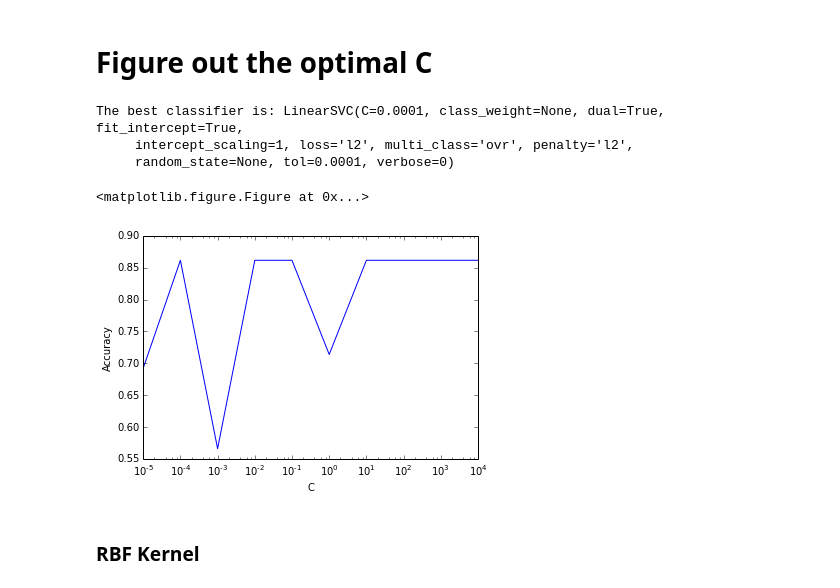
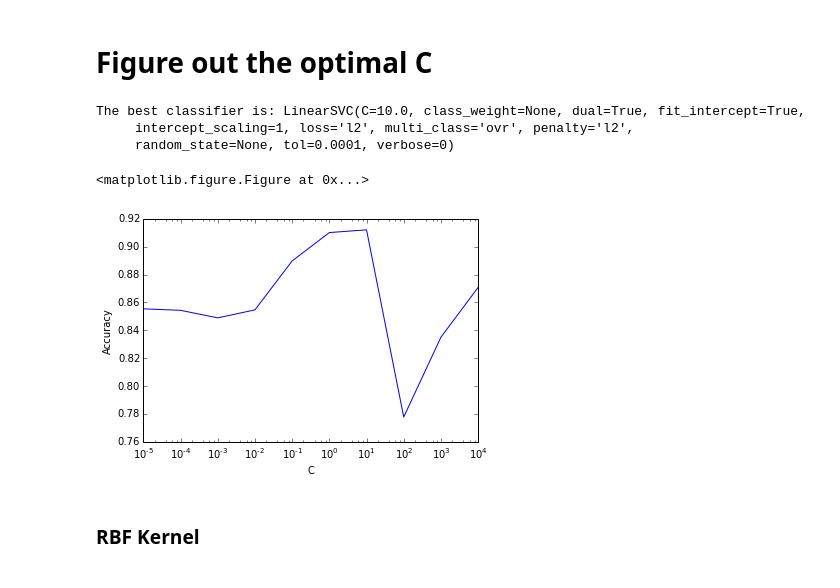
Before and after one commit to ElMejorEquipoDeLaSerena/VariableStarsClassification, a Jupyter notebook: Final.ipynb, the cells around one changed output. Drawn from its saved outputs; the diff is of its cells as text; code cells hidden in the pictures.

```diff
--- a/Final.ipynb
+++ b/Final.ipynb
@@ -75,7 +91,6 @@ Class size: 3 41
 # %% [markdown]
 Here we use a set Test size but are trying to determine the optimal size for our training set. We loop over a number of sizes and determine the accuracy from each.
 # %%
-data_svm = features
 #data_svm = np.array(features).transpose()
 clf = svm.LinearSVC()
 clf.fit(data_svm, classes)
@@ -145,0 +119,4 @@ Accuracy = 0.008666666666666666
+# %%
+ss = cross_validation.StratifiedShuffleSplit(classes, 5, test_size = 1./3.)
+scores = cross_validation.cross_val_score(clf, data_svm, classes, cv=ss)
+print("Accuracy = {} +- {}".format(scores.mean(),scores.std()))
@@ -145,0 +127,21 @@ Accuracy = 0.008666666666666666
+# %%
+N_test = 250
+Ns = 2**np.arange(5, 12)
+print("Ns = {}".format(Ns))
+scores = np.zeros(len(Ns))
+stds = np.zeros(len(Ns))
+for i in range(len(Ns)):
+    N = Ns[i]
+    ss = cross_validation.StratifiedShuffleSplit(classes, 5, test_size = N_test, train_size = N)
+    scores_i = cross_validation.cross_val_score(clf, data_svm, classes, cv=ss)
+    scores[i] = scores_i.mean()
+    stds[i] = scores_i.std()
+
+pl.clf()
+fig = pl.figure()
+ax = fig.add_subplot(1,1,1)
+ax.errorbar (Ns, scores, yerr = stds)
+ax.set_xscale("log")
+ax.set_xlabel("N")
+ax.set_ylabel("Accuracy")
+pl.show()
@@ -146,37 +152,37 @@ Accuracy = 0.008666666666666666
+# %%
+optimal_n = Ns[np.argmax(scores)]
 # %% [markdown]
 # Figure out the optimal C
 # %%
 from sklearn.grid_search import GridSearchCV
 
-optimal_n = 64
-
 N_train = optimal_n
-N_test = optimal_n
+#N_test = optimal_n
 
 C_range = 10. ** np.arange(-5, 5)
 param_grid = dict(C=C_range)
 ss = cross_validation.StratifiedShuffleSplit(classes, 5, test_size = N_test, train_size = N_train)
 grid = GridSearchCV(svm.LinearSVC(), param_grid=param_grid, cv=ss)
 grid.fit (data_svm, classes)
 print("The best classifier is: {}".format(grid.best_estimator_))
 
 # plot the scores of the grid grid_scores_ contains parameter settings and scores
 # grid_scores_ contains parameter settings and scores
 score_dict = grid.grid_scores_
 # We extract just the scores
 scores = [x[1] for x in score_dict]
 
 pl.clf()
 fig = pl.figure()
 ax = fig.add_subplot(1,1,1)
 ax.plot (C_range, scores)
 ax.set_xscale("log")
 ax.set_xlabel("C")
 ax.set_ylabel("Accuracy")
 pl.show ()
 # %% [output]
-The best classifier is: LinearSVC(C=0.0001, class_weight=None, dual=True, fit_intercept=True,
+The best classifier is: LinearSVC(C=10.0, class_weight=None, dual=True, fit_intercept=True,
      intercept_scaling=1, loss='l2', multi_class='ovr', penalty='l2',
      random_state=None, tol=0.0001, verbose=0)
 <matplotlib.figure.Figure at 0x...>
-[figure, old version]
+[figure, new version]
```
Also changed, not shown: parts of 19 cells of this notebook, 2 other files.
